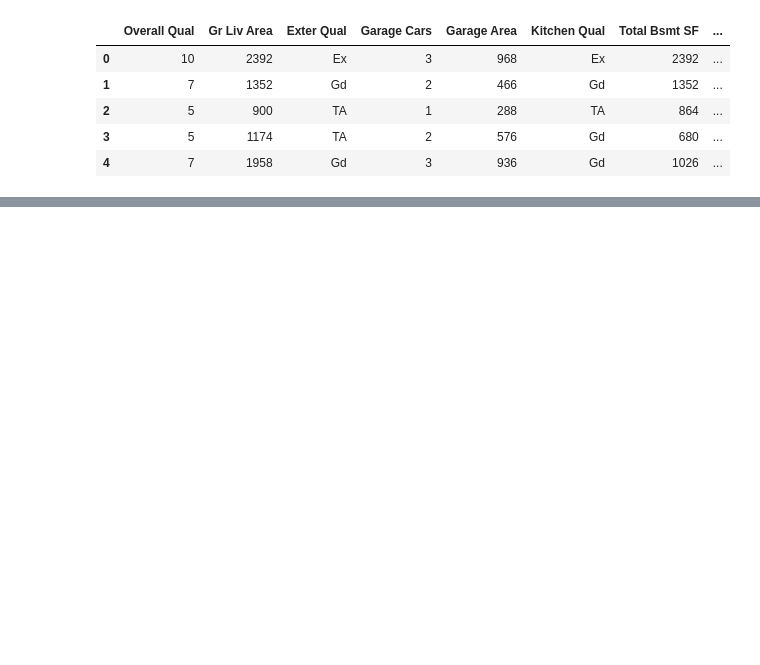
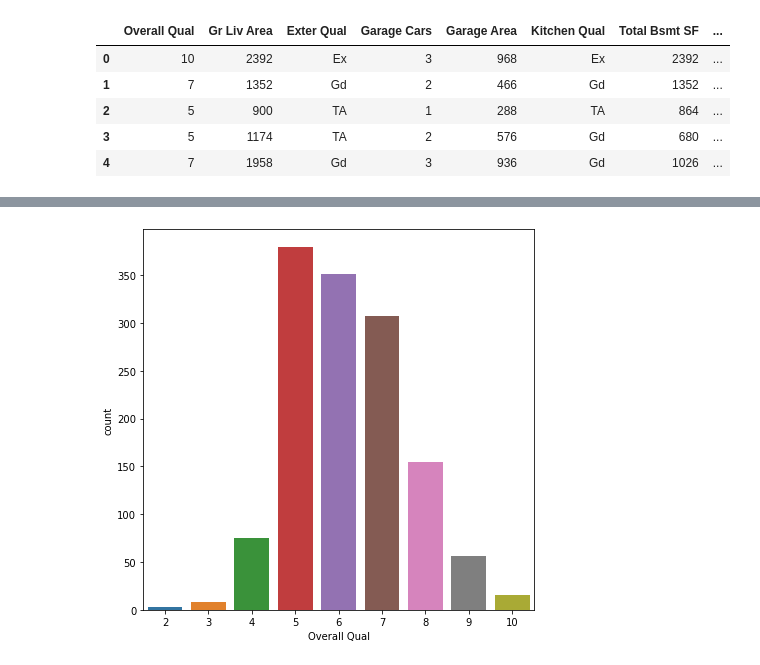
Before and after one commit to Park-taenam/DACON, a Jupyter notebook: HousePrices/HousePrices.ipynb, the cells around one changed output, grey strips where cells are left out. Cells and saved outputs as stored; diff of their text form; code cells hidden in the pictures; blank space fills up the shorter version.

```diff
--- a/HousePrices/HousePrices.ipynb
+++ b/HousePrices/HousePrices.ipynb
@@ -77,0 +225,6 @@ df_train.head()
+# %%
+fig,ax = plt.subplots(1,1,figsize=(7,7))
+sns.countplot(x="Overall Qual", data=df_train)
+plt.show()
+# %% [output]
+[figure, added]
```
Also changed, not shown: parts of 78 cells of this notebook.
